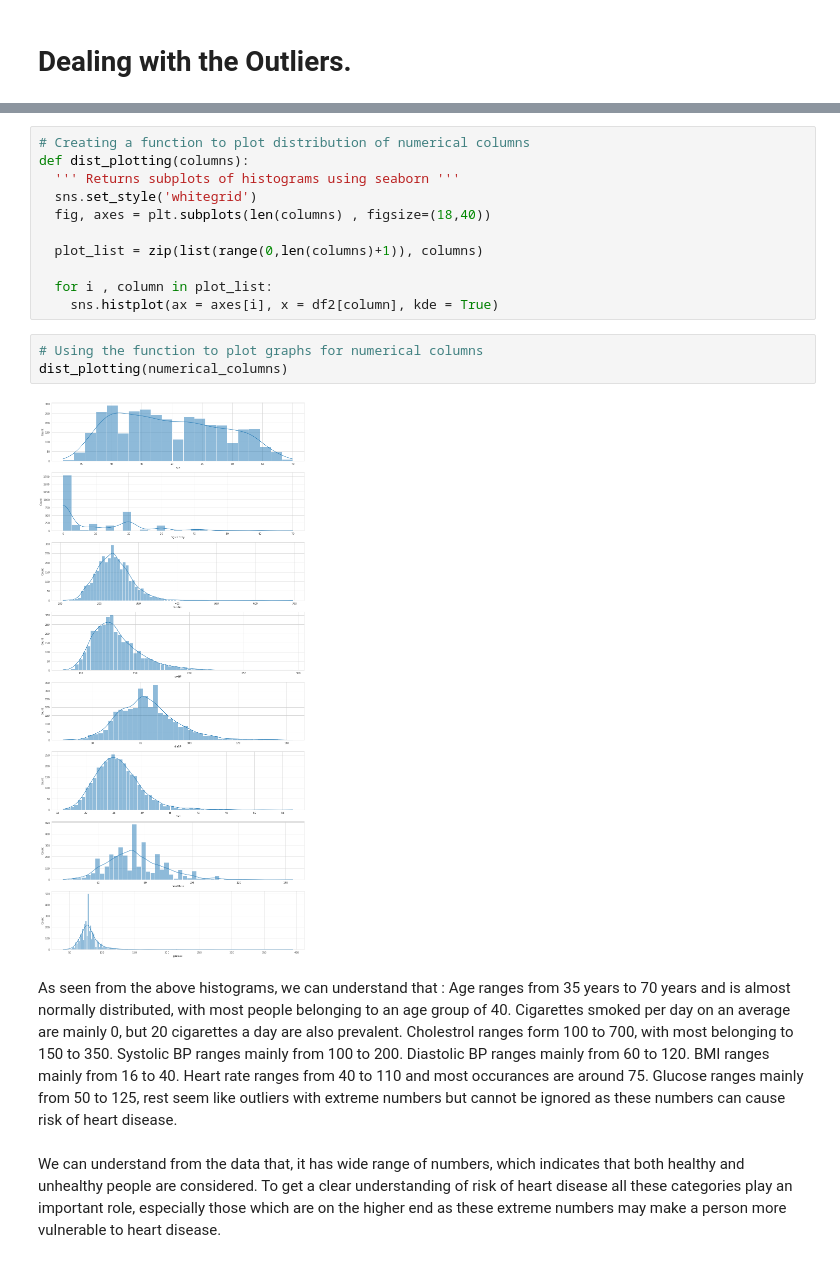
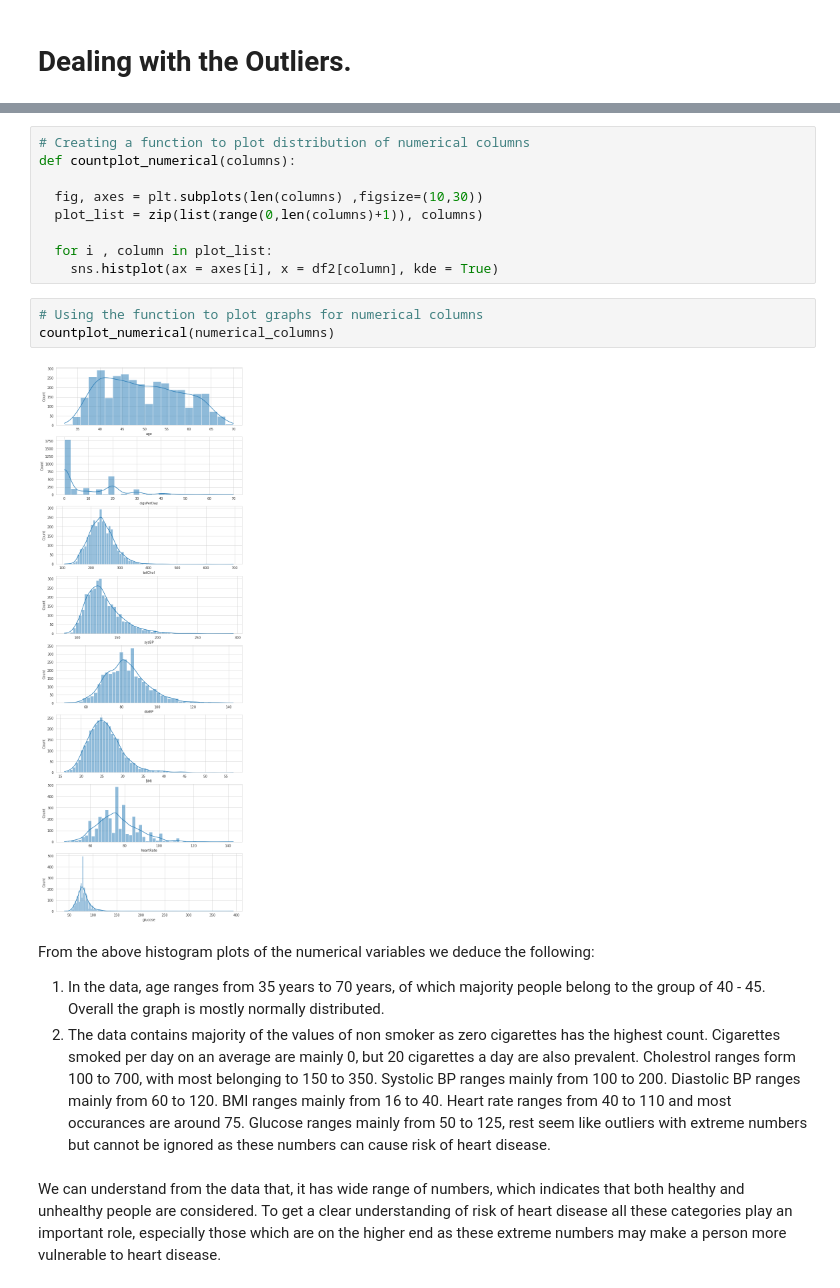
Before and after one commit to lakummahesh/Supervised-ML-Capstone-Project-Classification-Cardiovascular-Risk-Prediction, a Jupyter notebook: Cardiovascular_Risk_Prediction.ipynb, the cells around one changed output, grey strips where cells are left out. Saved outputs shown, nothing was run; the diff lists cells and outputs as text.

```diff
--- a/Cardiovascular_Risk_Prediction.ipynb
+++ b/Cardiovascular_Risk_Prediction.ipynb
@@ -492,23 +510,21 @@ A large number (> 3000) of the people do not have diabetes.
 # %%
 # Creating a function to plot distribution of numerical columns
-def dist_plotting(columns):
-  ''' Returns subplots of histograms using seaborn '''
-  sns.set_style('whitegrid')
-  fig, axes = plt.subplots(len(columns) , figsize=(18,40))
+def countplot_numerical(columns):
 
+  fig, axes = plt.subplots(len(columns) ,figsize=(10,30))
   plot_list = zip(list(range(0,len(columns)+1)), columns)
 
   for i , column in plot_list:
     sns.histplot(ax = axes[i], x = df2[column], kde = True)
 # %%
 # Using the function to plot graphs for numerical columns
-dist_plotting(numerical_columns)
+countplot_numerical(numerical_columns)
 # %% [output]
-[figure, old version]
+[figure, new version]
 # %% [markdown]
-As seen from the above histograms, we can understand that :
-Age ranges from 35 years to 70 years and is almost normally distributed, with most people belonging to an age group of 40.
-Cigarettes smoked per day on an average are mainly 0, but 20 cigarettes a day are also prevalent.
+From the above histogram plots of the numerical variables we deduce the following:
+1. In the data, age ranges from 35 years to 70 years, of which majority people belong to the group of 40 - 45. Overall the graph is mostly normally distributed.
+2. The data contains majority of the values of non smoker as zero cigarettes has the highest count. Cigarettes smoked per day on an average are mainly 0, but 20 cigarettes a day are also prevalent.
 Cholestrol ranges form 100 to 700, with most belonging to 150 to 350.
 Systolic BP ranges mainly from 100 to 200.
 Diastolic BP ranges mainly from 60 to 120.
```
Also changed, not shown: parts of 50 cells of this notebook.
